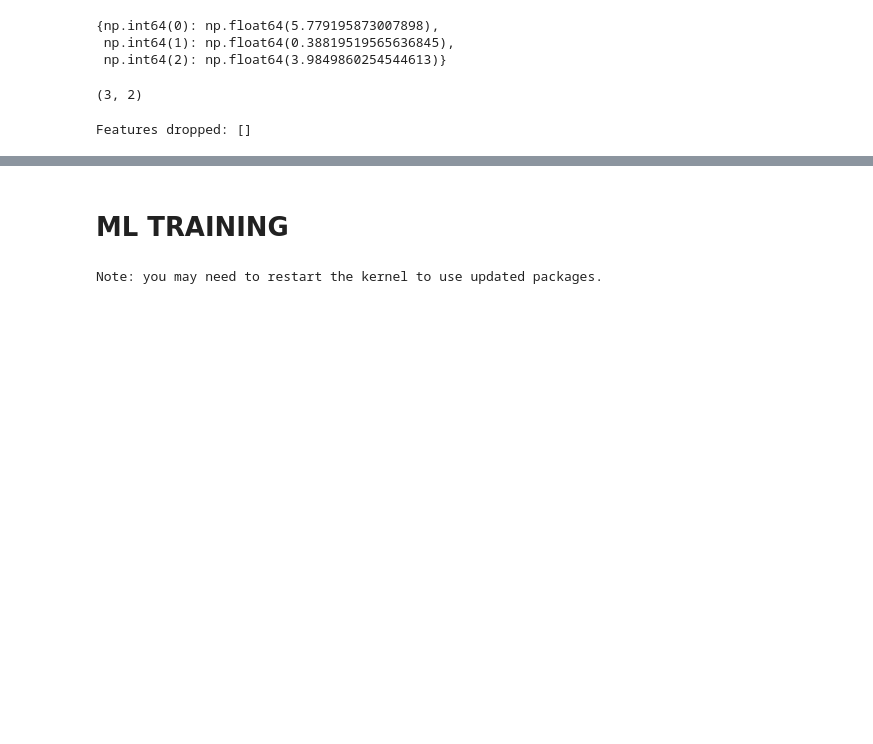
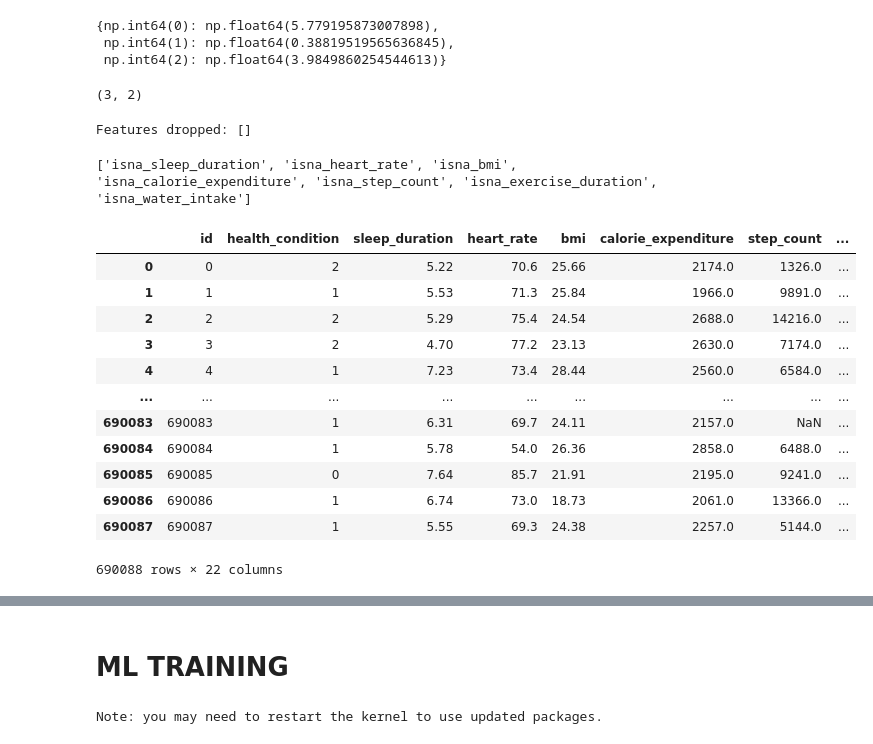
Before and after one commit to coded-sly/ps6e7-Student-Health, a Jupyter notebook: ps6e7-sci-keras-student-health.ipynb, the cells around one changed output, grey strips where cells are left out. Saved outputs shown, nothing was run; the diff lists cells and outputs as text; code cells hidden in the pictures; blank space fills up the shorter version.

Commit message:
Kaggle Notebook | ps6e7 | Sci_Keras | Student ❤️‍🩹 Health | v2

```diff
--- a/ps6e7-sci-keras-student-health.ipynb
+++ b/ps6e7-sci-keras-student-health.ipynb
@@ -872,6 +867,43 @@ def orig_TE_data_propagate(
 #     orig[c]  = combine[-len(orig):].astype('float')
 
 # print('Label encoding complete!')
+# %%
+## -- Fill categorical --
+train[CATS] = train[CATS].fillna('missing')
+test[CATS]  = test[CATS].fillna('missing')
+orig[CATS]  = orig[CATS].fillna('missing')
+
+## -- Get NaN indicators --
+def appy_nan_indicator(df):
+    df1 = df.copy()
+    cols_with_nan = df1.columns[df1.isna().any()]
+    indicators = df1[cols_with_nan].isna().astype(float).add_prefix('isna_')
+    indi_cols = indicators.columns.tolist()
+    df1 = df1.join(indicators)
+
+    return df1, indi_cols
+
+train, INDI_COLS = appy_nan_indicator(train)
+test, _  = appy_nan_indicator(test)
+orig, _  = appy_nan_indicator(orig)
+
+print(INDI_COLS)
+train
+# %% [output]
+['isna_sleep_duration', 'isna_heart_rate', 'isna_bmi', 'isna_calorie_expenditure', 'isna_step_count', 'isna_exercise_duration', 'isna_water_intake']
+|  | id | health_condition | sleep_duration | heart_rate | bmi | calorie_expenditure | step_count | ... |
+| 0 | 0 | 2 | 5.22 | 70.6 | 25.66 | 2174.0 | 1326.0 | ... |
+| 1 | 1 | 1 | 5.53 | 71.3 | 25.84 | 1966.0 | 9891.0 | ... |
+| 2 | 2 | 2 | 5.29 | 75.4 | 24.54 | 2688.0 | 14216.0 | ... |
+| 3 | 3 | 2 | 4.70 | 77.2 | 23.13 | 2630.0 | 7174.0 | ... |
+| 4 | 4 | 1 | 7.23 | 73.4 | 28.44 | 2560.0 | 6584.0 | ... |
+| ... | ... | ... | ... | ... | ... | ... | ... | ... |
+| 690083 | 690083 | 1 | 6.31 | 69.7 | 24.11 | 2157.0 | NaN | ... |
+| 690084 | 690084 | 1 | 5.78 | 54.0 | 26.36 | 2858.0 | 6488.0 | ... |
+| 690085 | 690085 | 0 | 7.64 | 85.7 | 21.91 | 2195.0 | 9241.0 | ... |
+| 690086 | 690086 | 1 | 6.74 | 73.0 | 18.73 | 2061.0 | 13366.0 | ... |
+| 690087 | 690087 | 1 | 5.55 | 69.3 | 24.38 | 2257.0 | 5144.0 | ... |
+690088 rows × 22 columns
 # %%
 ## -- Ohe-Hot encode CATS --
 FEATURES = [c for c in train.columns if c not in [ID, TARGET]]
```
Also changed, not shown: parts of 13 cells of this notebook.
